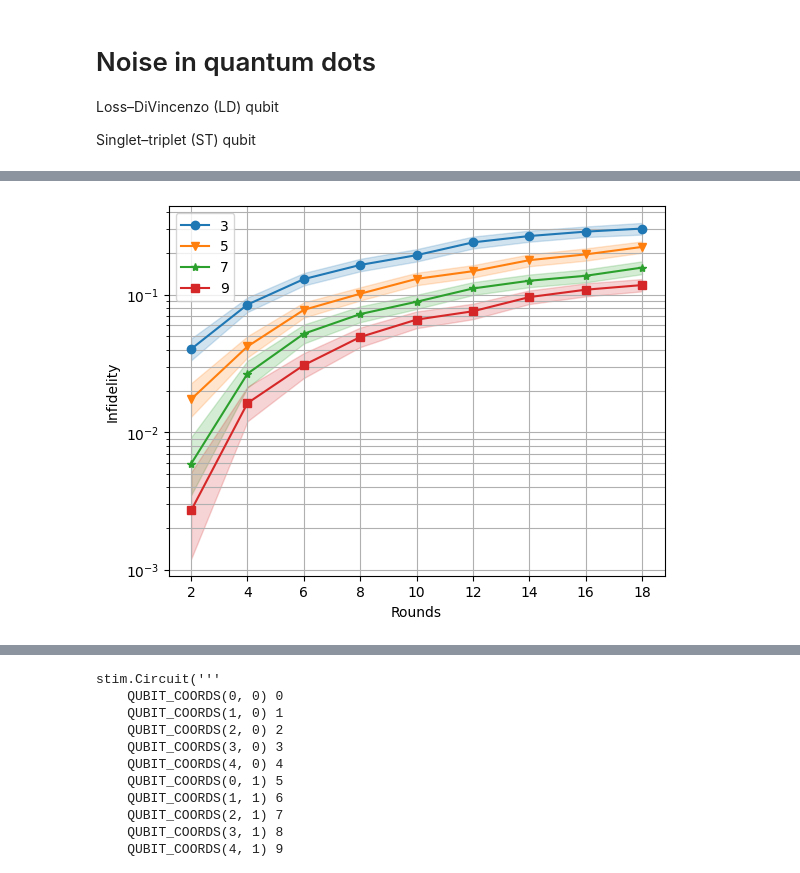
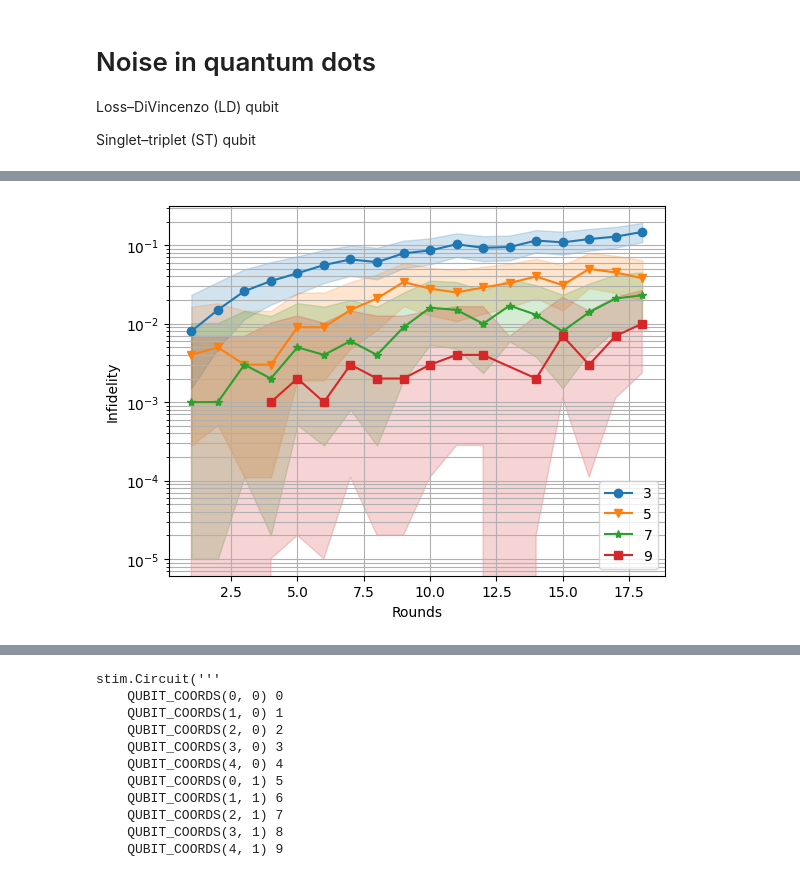
Before and after one commit to marcosj/qdots, a Jupyter notebook: sc.ipynb, the cells around one changed output, grey strips where cells are left out. Drawn from its saved outputs; the diff is of its cells as text; code cells hidden in the pictures.

```diff
--- a/stim.ipynb
+++ b/sc.ipynb
@@ -134,5 +208,5 @@ def sc(d, r=1, nm=None):
 # %%
-c=sc(3, 2, ld)
+c=sc(3, 3, True)
 c
 # %% [output]
 stim.Circuit('''
@@ -158,7 +232,9 @@ stim.Circuit('''
 #with open('c.html', 'w') as f:
 #c.diagram('interactive')
 #c.to_crumble_url()
-c.without_noise().diagram('timeslice-svg')
-#c.diagram('timeline-svg')
+#c.without_noise().diagram('timeslice-svg')
+d = c.without_noise().diagram('timeline-svg')
+with open('sc.svg', 'w') as f:
+    f.write(str(d))
 #c.diagram('timeline-3d')
 #c.diagram("detslice-svg")
@@ -183,8 +241,8 @@ c.without_noise().diagram('timeslice-svg')
 # %%
 sh = {
-    (d,r): sc(d, r, st)
+    (d,r): sc(d, r)
     for d in [3,5,7,9]
-    for r in range(2, 19, 2)
+    for r in range(1, 19, 1)
 }
 # %%
 tasks = [
@@ -193,14 +251,14 @@ tasks = [
         json_metadata={'d': d, 'r': r},
     )
     for d in [3,5,7,9]
-    for r in range(2, 19, 2)
+    for r in range(1, 19, 1)
 ]
 
 stats = sinter.collect(
     num_workers=4,
     tasks=tasks,
     decoders=['pymatching'],
-    max_shots=10_000,
+    max_shots=1_000_000,
     max_errors=1_000
 )
 # %%
@@ -219,22 +286,24 @@ ax.set(xlabel='Rounds', ylabel='Fidelity');
 # %%
+sns.reset_orig()
+# matplotlib.rc_file_defaults()
 fig, ax = plt.subplots(1, 1)
 sinter.plot_error_rate(
     ax=ax,
     stats=stats,
     x_func=lambda stats: stats.json_metadata['r'],
     #failure_units_per_shot_func=lambda stats: 1 - stats.errors / stats.shots,
     group_func=lambda stats: stats.json_metadata['d']
 )
 ax.set_yscale("log")
 #ax.set_title("Surface Code Error Rate")
 ax.set_xlabel("Rounds")
 ax.set_ylabel("Infidelity")
 ax.grid(which='major')
 ax.grid(which='minor')
 ax.legend();
 #fig.set_dpi(120)
 # %% [output]
-[figure, old version]
+[figure, new version]
 # %%
 fig, ax = plt.subplots(1, 1)
 sinter.plot_error_rate(
```
Also changed, not shown: parts of 10 cells of this notebook, 1 other file.
